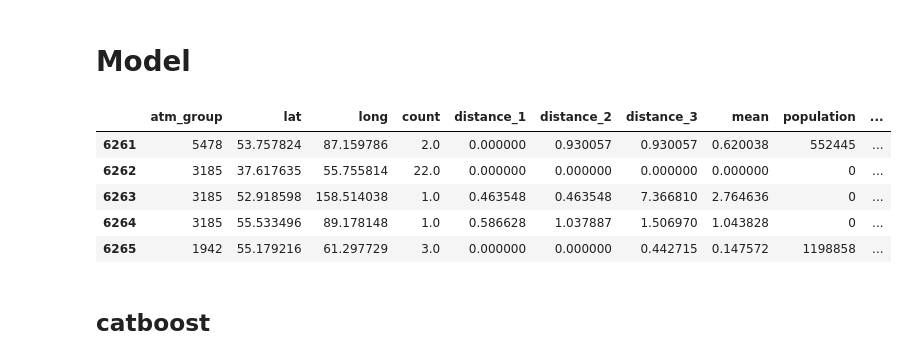
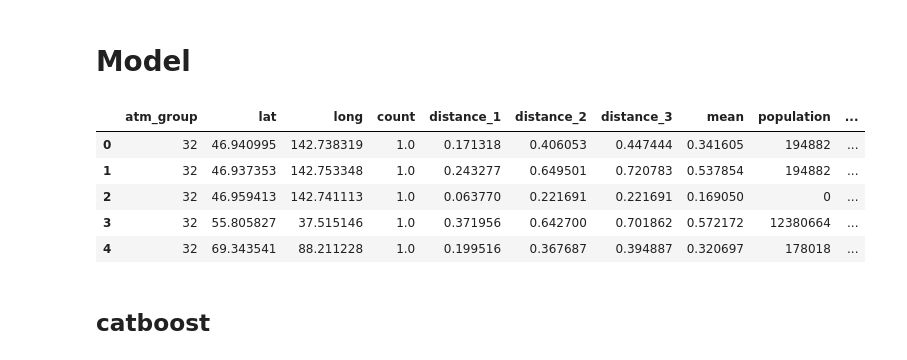
Before and after one commit to rumary/rosbank_boosters, a Jupyter notebook: rosbank_9.ipynb, the cells around one changed output. Saved outputs shown, nothing was run; the diff lists cells and outputs as text; code cells hidden in the pictures.

```diff
--- a/rosbank_9.ipynb
+++ b/rosbank_9.ipynb
@@ -197,14 +197,14 @@ X_test = X[~X.isTrain][['atm_group', 'lat', 'long',  'count', 'distance_1',
 # %%
 X_train, X_valid, Y_train, Y_valid = train_test_split(X_, Y_, test_size=0.25, random_state=1)
 # %%
-X_test.head()
+X_.head()
 # %% [output]
 |  | atm_group | lat | long | count | distance_1 | distance_2 | distance_3 | mean | population | ... |
-| 6261 | 5478 | 53.757824 | 87.159786 | 2.0 | 0.000000 | 0.930057 | 0.930057 | 0.620038 | 552445 | ... |
-| 6262 | 3185 | 37.617635 | 55.755814 | 22.0 | 0.000000 | 0.000000 | 0.000000 | 0.000000 | 0 | ... |
-| 6263 | 3185 | 52.918598 | 158.514038 | 1.0 | 0.463548 | 0.463548 | 7.366810 | 2.764636 | 0 | ... |
-| 6264 | 3185 | 55.533496 | 89.178148 | 1.0 | 0.586628 | 1.037887 | 1.506970 | 1.043828 | 0 | ... |
-| 6265 | 1942 | 55.179216 | 61.297729 | 3.0 | 0.000000 | 0.000000 | 0.442715 | 0.147572 | 1198858 | ... |
+| 0 | 32 | 46.940995 | 142.738319 | 1.0 | 0.171318 | 0.406053 | 0.447444 | 0.341605 | 194882 | ... |
+| 1 | 32 | 46.937353 | 142.753348 | 1.0 | 0.243277 | 0.649501 | 0.720783 | 0.537854 | 194882 | ... |
+| 2 | 32 | 46.959413 | 142.741113 | 1.0 | 0.063770 | 0.221691 | 0.221691 | 0.169050 | 0 | ... |
+| 3 | 32 | 55.805827 | 37.515146 | 1.0 | 0.371956 | 0.642700 | 0.701862 | 0.572172 | 12380664 | ... |
+| 4 | 32 | 69.343541 | 88.211228 | 1.0 | 0.199516 | 0.367687 | 0.394887 | 0.320697 | 178018 | ... |
 # %% [markdown]
 ## catboost
 # %%
```
